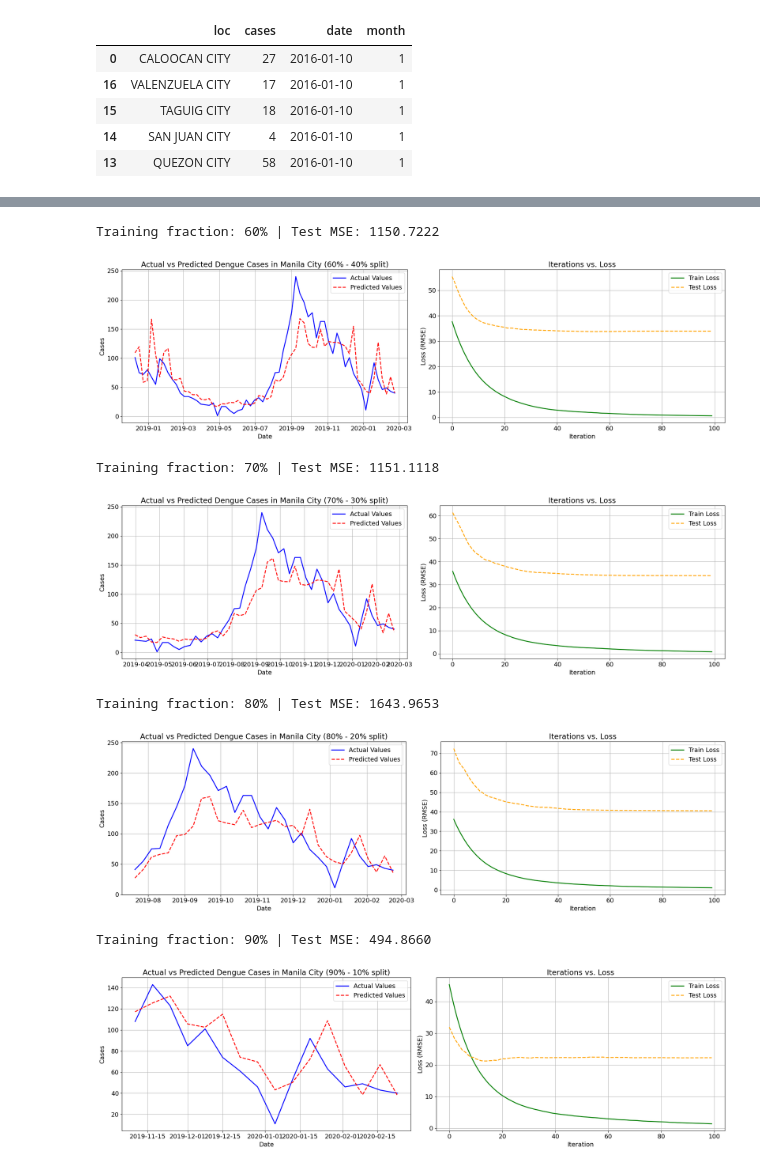
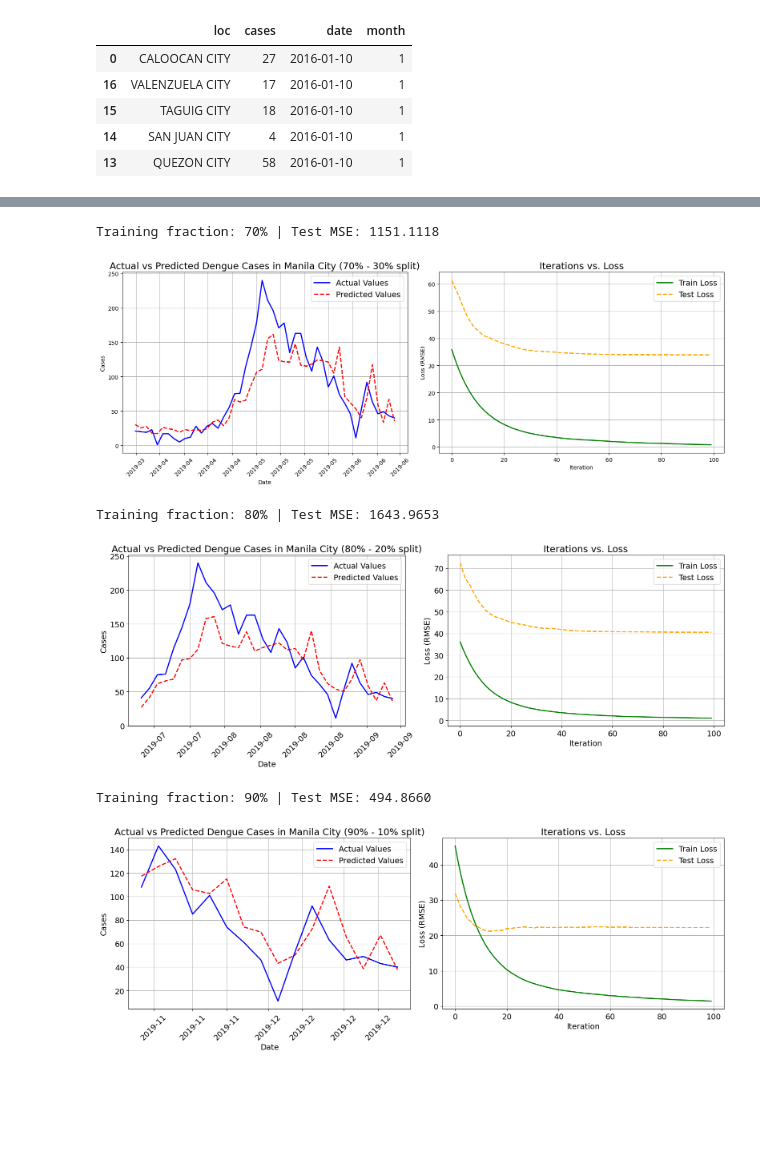
Before and after one commit to manganeseheptoxide/Philippine-Dengue-Cases-Forecasting, a Jupyter notebook: model_training.ipynb, the cells around one changed output, grey strips where cells are left out. Saved outputs shown, nothing was run; the diff lists cells and outputs as text; code cells hidden in the pictures; blank space fills up the shorter version.

```diff
--- a/model_training.ipynb
+++ b/model_training.ipynb
@@ -288,7 +357,7 @@ plt.show()
 # %%
 df =mnl_model_data
 n = len(df)
-fractions = [0.6, 0.7, 0.8, 0.9]
+fractions = [0.7, 0.8, 0.9]
 # fractions = [0.6, 0.7, 0.8]
 results = []
 
@@ -327,39 +396,38 @@ for frac in fractions:
     else:
         results.append((frac, None))
         print(f"Training fraction: {frac*100:.0f}% | No test data available.")
 # 'results' now holds the training fraction and corresponding test MSE values.
 # Create a figure with 1 row and 2 columns of subplots
-    fig, ax = plt.subplots(1, 2, figsize=(20, 6))
+    fig, ax = plt.subplots(1, 2, figsize=(16, 6))
     plt.rcParams.update({'font.size': 14})
     # Left subplot: Actual vs. Predicted Dengue Cases
     ax[0].plot(test_data.index, test_data['cases'], label='Actual Values', color='blue', linewidth=2)
     ax[0].plot(test_data.index, preds, label='Predicted Values', color='red', linestyle='--', linewidth=2)
     ax[0].set_title(f'Actual vs Predicted Dengue Cases in Manila City ({frac*100:.0f}% - {(1-frac)*100:.0f}% split)')
     ax[0].set_xlabel('Date')
     ax[0].set_ylabel('Cases')
+    ax[0].set_xticklabels([d.strftime('%Y-%m') for d in test_data.index], rotation = 45)
     ax[0].legend()
     ax[0].grid(True)
 
     # Right subplot: Iterations vs. Custom Loss (MAE)
     # Assume that evals_result contains our custom evaluation metric 'mae'
     epochs = len(evals_result['train']['rmse'])
     x_axis = range(epochs)
     ax[1].plot(x_axis, evals_result['train']['rmse'], label='Train Loss', color='green', linewidth=2)
     ax[1].plot(x_axis, evals_result['eval']['rmse'], label='Test Loss', color='orange', linestyle='--', linewidth=2)
     ax[1].set_title('Iterations vs. Loss')
     ax[1].set_xlabel('Iteration')
     ax[1].set_ylabel('Loss (RMSE)')
     ax[1].legend()
     ax[1].grid(True)
 
     plt.tight_layout()
     plt.show()
 # %% [output]
-Training fraction: 60% | Test MSE: 1150.7222
+Training fraction: 70% | Test MSE: 1151.1118
-[figure, old version]
+[figure, new version]
-Training fraction: 70% | Test MSE: 1151.1118
+Training fraction: 80% | Test MSE: 1643.9653
-[figure, old version]
+[figure, new version]
-Training fraction: 80% | Test MSE: 1643.9653
+Training fraction: 90% | Test MSE: 494.8660
-[figure, old version]
+[figure, new version]
-Training fraction: 90% | Test MSE: 494.8660
-[figure, removed]
```
Also changed, not shown: parts of 17 cells of this notebook, 15 other files.
